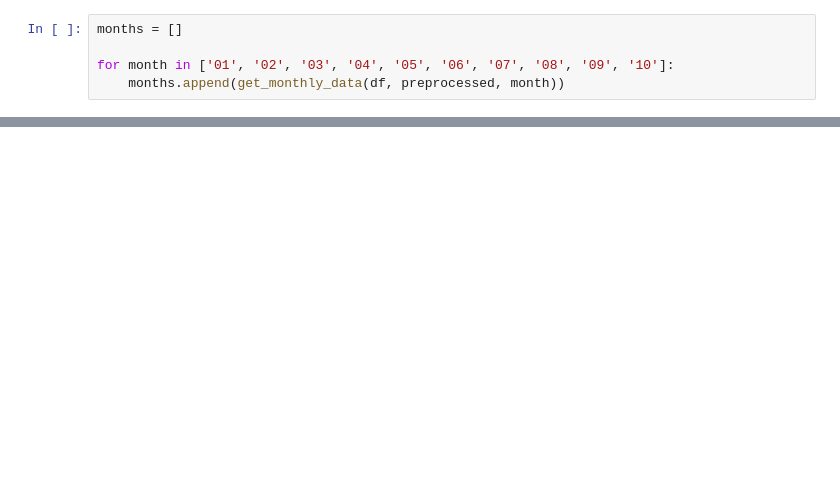
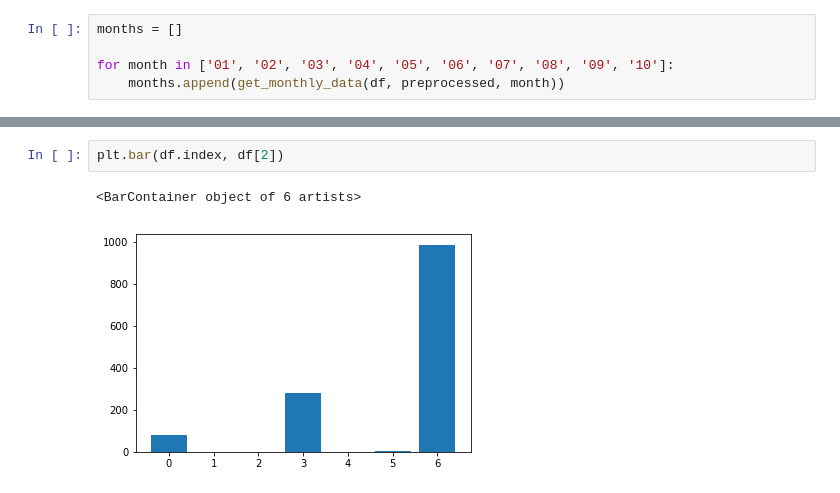
Before and after one commit to ingmarliibert/intercom-topic-assignment, a Jupyter notebook: extract_monthly_data.ipynb, the cells around one changed output, grey strips where cells are left out. Saved outputs shown, nothing was run; the diff lists cells and outputs as text; blank space fills up the shorter version.

```diff
--- a/extract_monthly_data.ipynb
+++ b/extract_monthly_data.ipynb
@@ -79,0 +460,5 @@ for month in ['01', '02', '03', '04', '05', '06', '07', '08', '09', '10']:
+# %%
+plt.bar(df.index, df[2])
+# %% [output]
+<BarContainer object of 6 artists>
+[figure, added]
```
Also changed, not shown: parts of 47 cells of this notebook.
